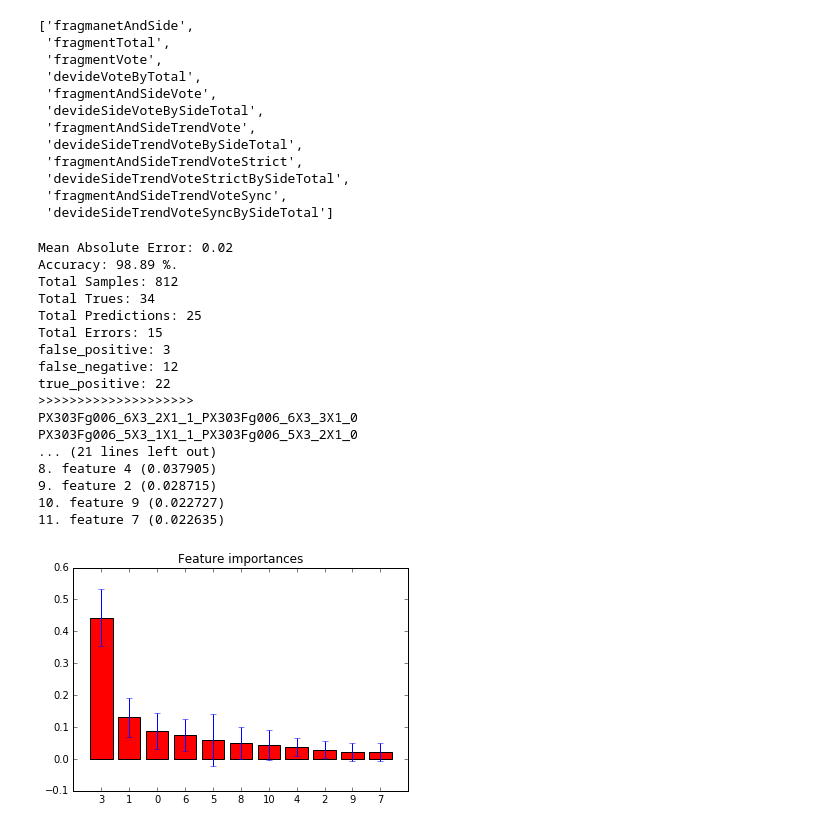
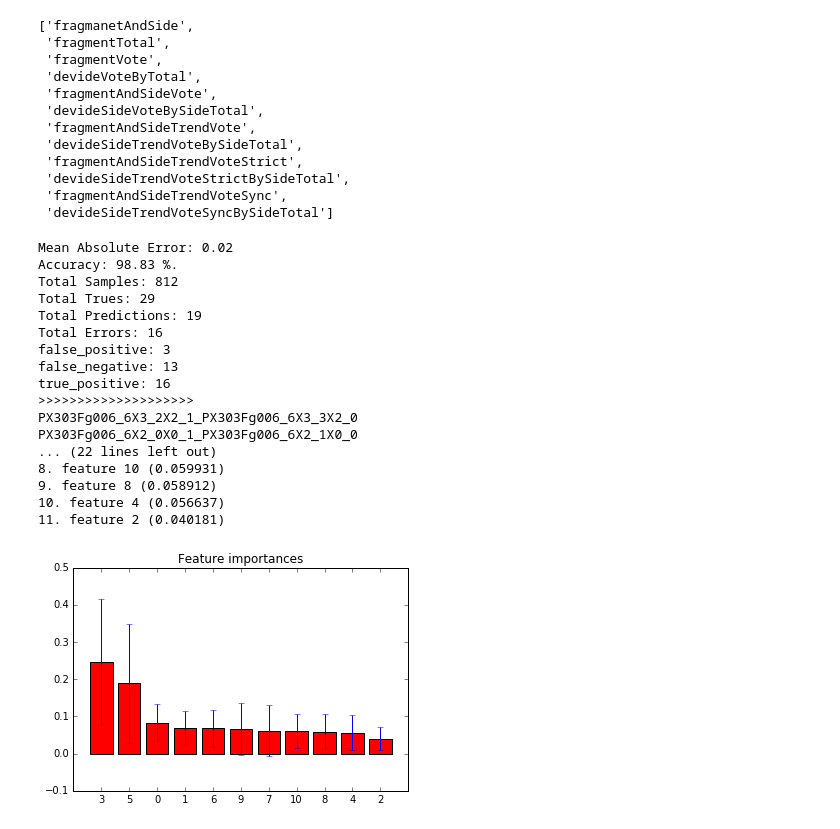
Before and after one commit to roy651/thesis2, a Jupyter notebook: 16_Random_Forest_Clean_Prints_and_write_output.ipynb, the cells around one changed output. Saved outputs shown, nothing was run; the diff lists cells and outputs as text; code cells hidden in the pictures.

```diff
--- a/16_Random_Forest_Clean_Prints_and_write_output.ipynb
+++ b/16_Random_Forest_Clean_Prints_and_write_output.ipynb
@@ -156,37 +156,37 @@ feature_list
 # %%
 # Random Forest 1st model
 # Split the data into training and testing sets
 train_features_, test_features_, train_labels, test_labels = train_test_split(features, labels, test_size = 0.3)
 
 train_features = train_features_[:,1:] # remove the fragmentAndSide column which is the label
 test_features = test_features_[:,1:] # remove the fragmentAndSide column which is the label
 
 # Instantiate model
-rf = RandomForestRegressor(n_estimators= 1000, random_state=42, n_jobs=-1)
+rf = RandomForestClassifier(n_estimators= 1000, random_state=42, n_jobs=-1)
 
 rf.fit(train_features, train_labels)
 
 test_model(rf, test_features, test_labels)
 draw_tree(rf, test_features, test_labels)
 # %% [output]
 Mean Absolute Error: 0.02
-Accuracy: 98.89 %.
+Accuracy: 98.83 %.
 Total Samples: 812
-Total Trues: 34
-Total Predictions: 25
-Total Errors: 15
+Total Trues: 29
+Total Predictions: 19
+Total Errors: 16
 false_positive: 3
-false_negative: 12
-true_positive: 22
+false_negative: 13
+true_positive: 16
 >>>>>>>>>>>>>>>>>>>>
-PX303Fg006_6X3_2X1_1_PX303Fg006_6X3_3X1_0
-PX303Fg006_5X3_1X1_1_PX303Fg006_5X3_2X1_0
-... (21 lines left out)
-8. feature 4 (0.037905)
-9. feature 2 (0.028715)
-10. feature 9 (0.022727)
-11. feature 7 (0.022635)
+PX303Fg006_6X3_2X2_1_PX303Fg006_6X3_3X2_0
+PX303Fg006_6X2_0X0_1_PX303Fg006_6X2_1X0_0
+... (22 lines left out)
+8. feature 10 (0.059931)
+9. feature 8 (0.058912)
+10. feature 4 (0.056637)
+11. feature 2 (0.040181)
-[figure, old version]
+[figure, new version]
 # %%
 # Instantiate model
 ab = AdaBoostClassifier(n_estimators= 1000, learning_rate=0.8)
```
Also changed, not shown: parts of 2 cells of this notebook.
